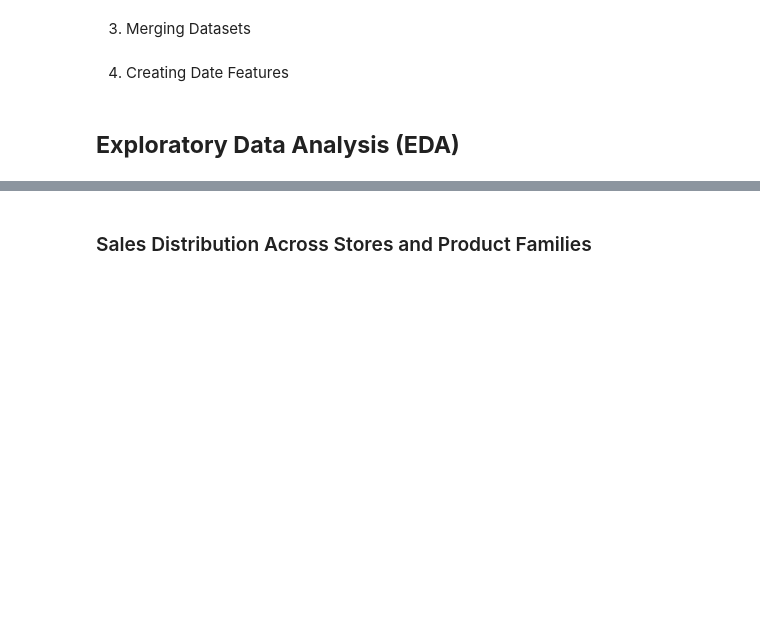
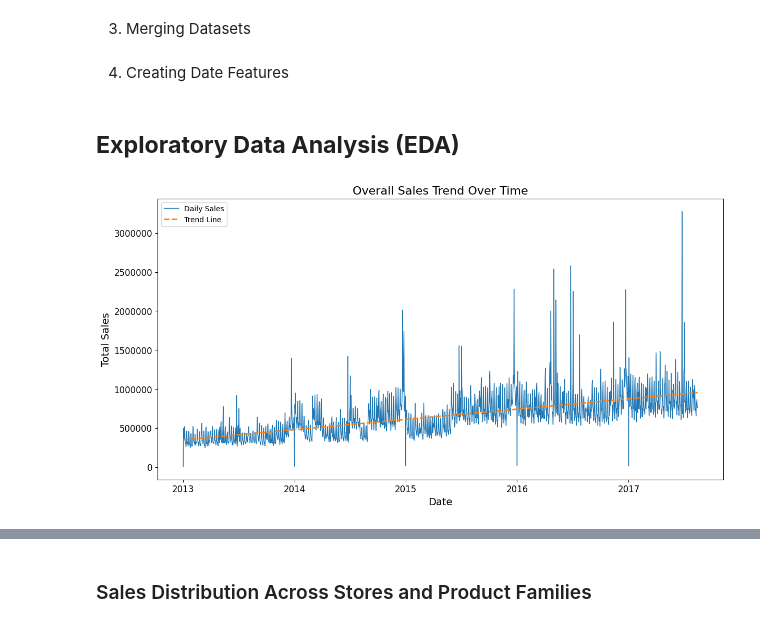
Before and after one commit to elishastanley/Demand-Forecasting-Optimization-for-Corporation-Favorita-A-Time-Series-Regression-ML-Approach, a Jupyter notebook: Notebooks/main.ipynb, the cells around one changed output, grey strips where cells are left out. Cells and saved outputs as stored; diff of their text form; code cells hidden in the pictures; blank space fills up the shorter version.

```diff
--- a/Notebooks/main.ipynb
+++ b/Notebooks/main.ipynb
@@ -316,35 +312,37 @@ test_merged['dayofweek'] = test_merged['date'].dt.dayofweek
 # %% [markdown]
 ## **Exploratory Data Analysis (EDA)**
 # %%
-# # Grouping by date and sum sales to get the overall sales trend over time
-# sales_trend = train_merged.groupby('date')['sales'].sum().reset_index()
+# Grouping by date and sum sales to get the overall sales trend over time
+sales_trend = train_merged.groupby('date')['sales'].sum().reset_index()
 
-# # Grouping by year and month for monthly trend
-# sales_trend['year_month'] = sales_trend['date'].dt.to_period('M')
-# monthly_sales_trend = sales_trend.groupby(
-#     'year_month')['sales'].sum().reset_index()
+# Grouping by year and month for monthly trend
+sales_trend['year_month'] = sales_trend['date'].dt.to_period('M')
+monthly_sales_trend = sales_trend.groupby(
+    'year_month')['sales'].sum().reset_index()
 
-# # Grouping by year for yearly trend
-# sales_trend['year'] = sales_trend['date'].dt.year
-# yearly_sales_trend = sales_trend.groupby('year')['sales'].sum().reset_index()
+# Grouping by year for yearly trend
+sales_trend['year'] = sales_trend['date'].dt.year
+yearly_sales_trend = sales_trend.groupby('year')['sales'].sum().reset_index()
 # %%
-# # Plotting overall sales trend
-# plt.figure(figsize=(14, 7))
-# plt.plot(sales_trend['date'], sales_trend['sales'],
-#          color=palette[0], linewidth=1, label='Daily Sales')
-# plt.title('Overall Sales Trend Over Time', fontsize=16)
-# plt.xlabel('Date', fontsize=14)
-# plt.ylabel('Total Sales', fontsize=14)
-# plt.tick_params(axis='both', which='major', labelsize=12)
+# Plotting overall sales trend
+plt.figure(figsize=(14, 7))
+plt.plot(sales_trend['date'], sales_trend['sales'],
+         color=palette[0], linewidth=1, label='Daily Sales')
+plt.title('Overall Sales Trend Over Time', fontsize=16)
+plt.xlabel('Date', fontsize=14)
+plt.ylabel('Total Sales', fontsize=14)
+plt.tick_params(axis='both', which='major', labelsize=12)
 
-# # Formatting y-axis to avoid exponents
-# plt.gca().get_yaxis().get_major_formatter().set_scientific(False)
+# Formatting y-axis to avoid exponents
+plt.gca().get_yaxis().get_major_formatter().set_scientific(False)
 
-# # Adding a trend line for better visualization
-# z = np.polyfit(sales_trend['date'].apply(lambda x: x.toordinal()), sales_trend['sales'], 1)
-# p = np.poly1d(z)
-# plt.plot(sales_trend['date'], p(sales_trend['date'].apply(lambda x: x.toordinal())),
-#          color=palette[1], linestyle='--', linewidth=2, label='Trend Line')
+# Adding a trend line for better visualization
+z = np.polyfit(sales_trend['date'].apply(lambda x: x.toordinal()), sales_trend['sales'], 1)
+p = np.poly1d(z)
+plt.plot(sales_trend['date'], p(sales_trend['date'].apply(lambda x: x.toordinal())),
+         color=palette[1], linestyle='--', linewidth=2, label='Trend Line')
 
-# plt.legend()
-# plt.show()
+plt.legend()
+plt.show()
+# %% [output]
+[figure, added]
```
Also changed, not shown: parts of 45 cells of this notebook, 1 other file.
